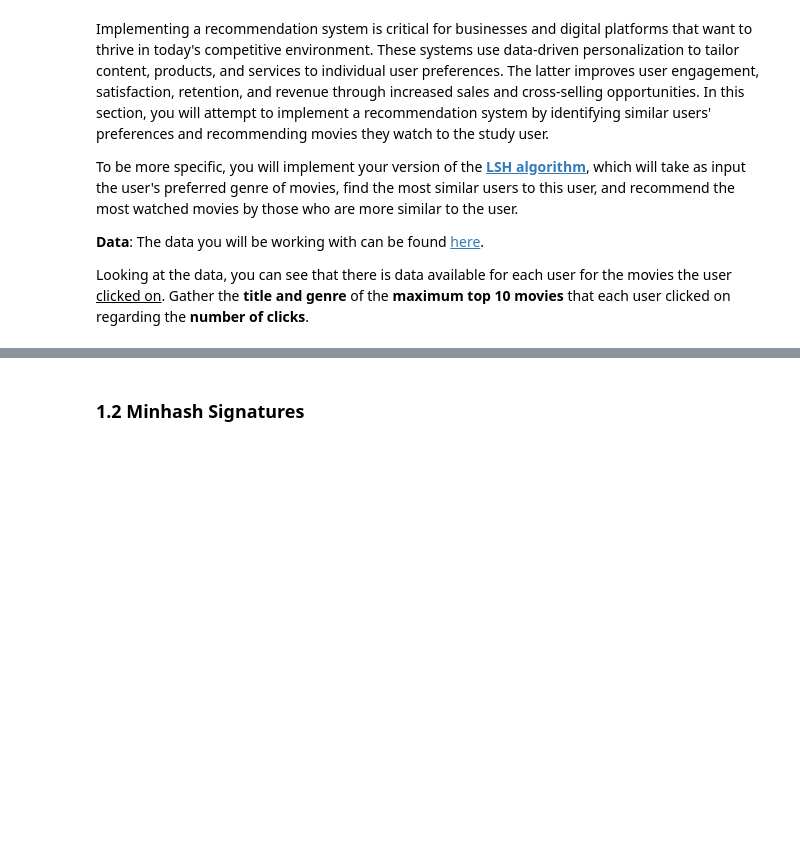
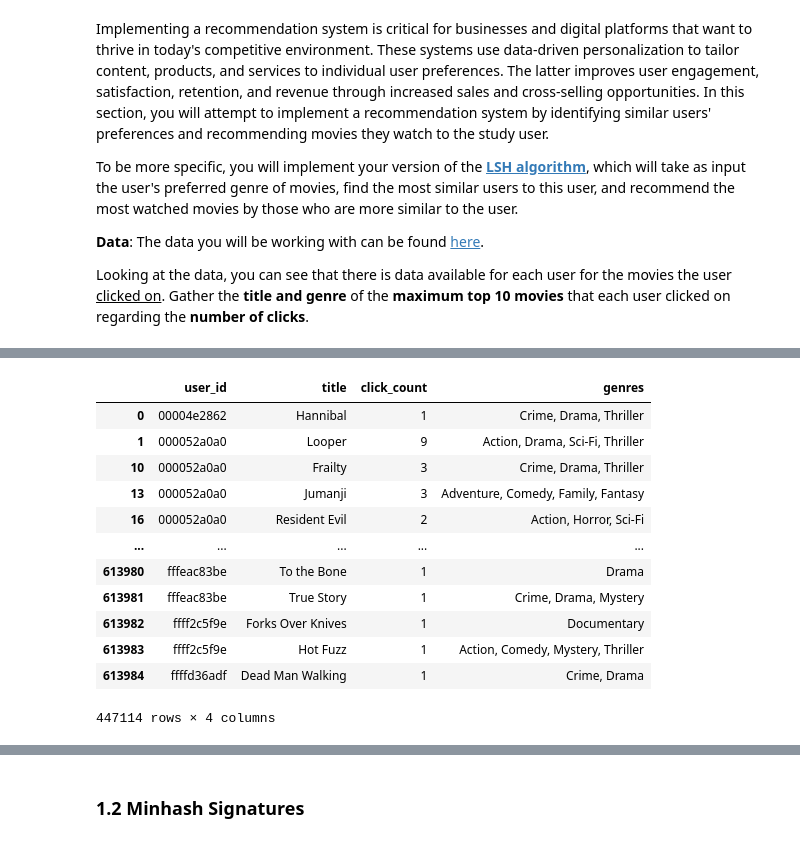
Before and after one commit to LorenzoPannacci/ADM-HW4, a Jupyter notebook: main.ipynb, the cells around one changed output, grey strips where cells are left out. Drawn from its saved outputs; the diff is of its cells as text; code cells hidden in the pictures; blank space fills up the shorter version.

Commit message:
merged stefano branch

```diff
--- a/main.ipynb
+++ b/main.ipynb
@@ -75,0 +90,20 @@ Looking at the data, you can see that there is data available for each user for
+# %%
+# 1)/2) load the data and fix the dataset
+dataset = pd.read_csv('vodclickstream_uk_movies_03.csv')
+
+#clean it
+dataset = dataset.drop("Unnamed: 0", axis=1)
+
+# Convert datetime column to a date
+dataset.datetime = pd.to_datetime(dataset.datetime)
+
+# Convert release_date column to a date
+dataset.release_date = pd.to_datetime(dataset.release_date, errors="coerce")
+
+# Extract genres column to a new column genre_list that includes a list with all genres
+dataset["genres_list"] = dataset.genres.apply(lambda row: [word.strip() for word in row.split(",")])
+
+#retrieve all unique film genres
+unique_genres = set()
+
+dataset["genres_list"].apply(lambda row: [unique_genres.add(value) for value in row])
@@ -75,0 +123,43 @@ Looking at the data, you can see that there is data available for each user for
+# %%
+# 3)/4)/5)/6) group by user and movie, count clicks and sort them
+
+#create a new dataframe with the information I need
+users = dataset[["genres_list", "user_id","title", "genres"]]
+
+#group user and movie and count the click
+user_movie_counts =users.groupby(['user_id', 'title']).size().reset_index(name='click_count')
+
+#sort them
+user_movie_counts = user_movie_counts.sort_values(by=['user_id', 'click_count'], ascending=[True, False])
+
+#take the top 10 movies for each user
+user_movie_counts = user_movie_counts.groupby('user_id').head(10)
+
+#return a new dataframe with the top 10 movies for each user;
+# I give as information the user, the titple and the genre of the film (as well as the click count)
+#other pieces of information are not asked
+
+result = pd.merge(user_movie_counts, users[['user_id', 'title', 'genres']], on=['user_id', 'title'], how='left')
+
+result['genres'] = result['genres'].astype(str)
+
+#remove duplicates. I have to do this because the previous code gives the right answer, but
+#it creates n rows for the x value of the click count.
+#so if a film has 9 clicks, it creates 9 times that rows.
+result = result.drop_duplicates()
+
+result
+# %% [output]
+|  | user_id | title | click_count | genres |
+| 0 | 00004e2862 | Hannibal | 1 | Crime, Drama, Thriller |
+| 1 | 000052a0a0 | Looper | 9 | Action, Drama, Sci-Fi, Thriller |
+| 10 | 000052a0a0 | Frailty | 3 | Crime, Drama, Thriller |
+| 13 | 000052a0a0 | Jumanji | 3 | Adventure, Comedy, Family, Fantasy |
+| 16 | 000052a0a0 | Resident Evil | 2 | Action, Horror, Sci-Fi |
+| ... | ... | ... | ... | ... |
+| 613980 | fffeac83be | To the Bone | 1 | Drama |
+| 613981 | fffeac83be | True Story | 1 | Crime, Drama, Mystery |
+| 613982 | ffff2c5f9e | Forks Over Knives | 1 | Documentary |
+| 613983 | ffff2c5f9e | Hot Fuzz | 1 | Action, Comedy, Mystery, Thriller |
+| 613984 | ffffd36adf | Dead Man Walking | 1 | Crime, Drama |
+447114 rows × 4 columns
```
Also changed, not shown: parts of 24 cells of this notebook.
